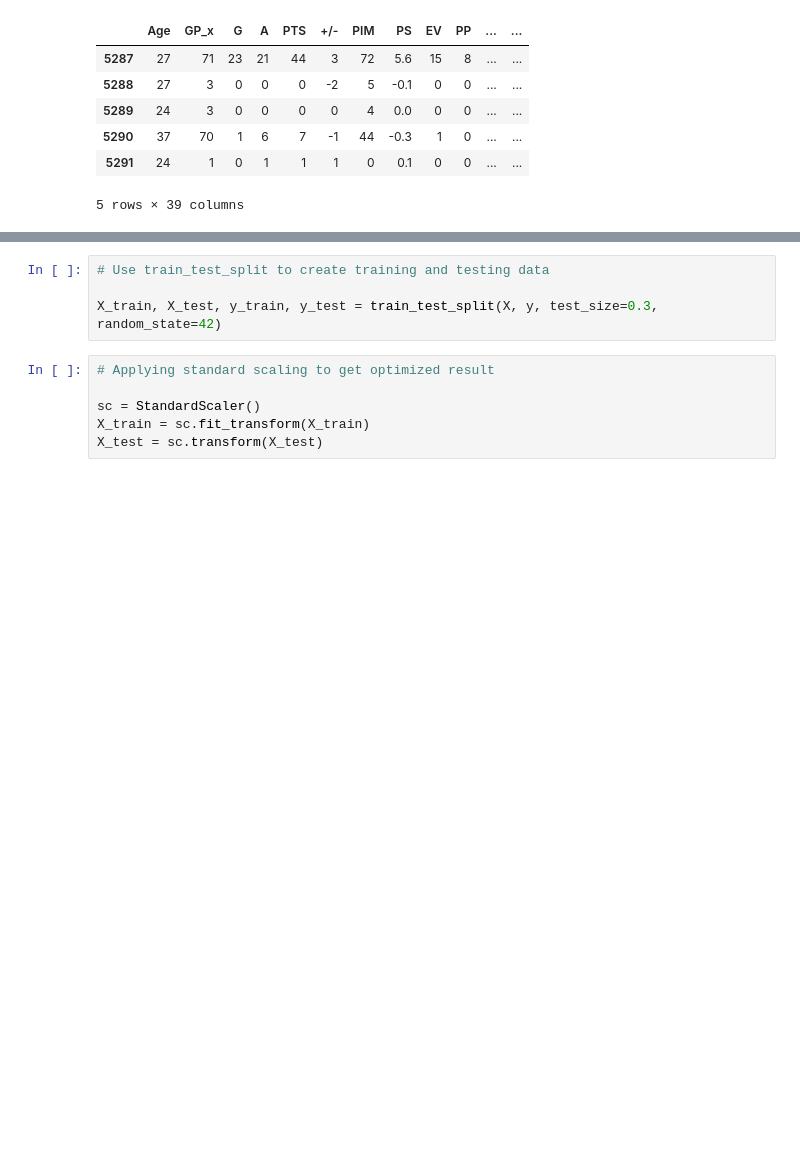
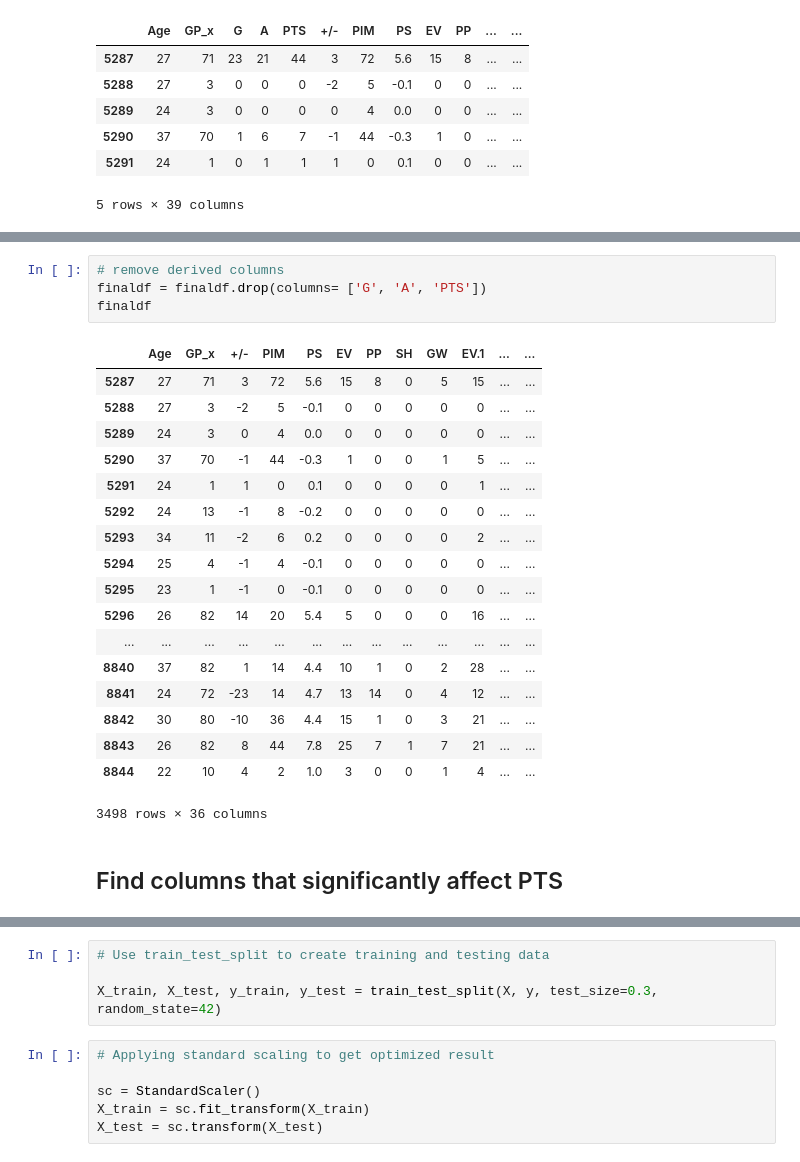
Before and after one commit to knwright/Hard_Refresh, a Jupyter notebook: NHL_Advanced_ML.ipynb, the cells around one changed output, grey strips where cells are left out. Drawn from its saved outputs; the diff is of its cells as text; blank space fills up the shorter version.

```diff
--- a/NHL_Advanced_ML.ipynb
+++ b/NHL_Advanced_ML.ipynb
@@ -408,0 +417,25 @@ finaldf.head()
+# %%
+# remove derived columns
+finaldf = finaldf.drop(columns= ['G', 'A', 'PTS'])
+finaldf
+# %% [output]
+|  | Age | GP_x | +/- | PIM | PS | EV | PP | SH | GW | EV.1 | ... | ... |
+| 5287 | 27 | 71 | 3 | 72 | 5.6 | 15 | 8 | 0 | 5 | 15 | ... | ... |
+| 5288 | 27 | 3 | -2 | 5 | -0.1 | 0 | 0 | 0 | 0 | 0 | ... | ... |
+| 5289 | 24 | 3 | 0 | 4 | 0.0 | 0 | 0 | 0 | 0 | 0 | ... | ... |
+| 5290 | 37 | 70 | -1 | 44 | -0.3 | 1 | 0 | 0 | 1 | 5 | ... | ... |
+| 5291 | 24 | 1 | 1 | 0 | 0.1 | 0 | 0 | 0 | 0 | 1 | ... | ... |
+| 5292 | 24 | 13 | -1 | 8 | -0.2 | 0 | 0 | 0 | 0 | 0 | ... | ... |
+| 5293 | 34 | 11 | -2 | 6 | 0.2 | 0 | 0 | 0 | 0 | 2 | ... | ... |
+| 5294 | 25 | 4 | -1 | 4 | -0.1 | 0 | 0 | 0 | 0 | 0 | ... | ... |
+| 5295 | 23 | 1 | -1 | 0 | -0.1 | 0 | 0 | 0 | 0 | 0 | ... | ... |
+| 5296 | 26 | 82 | 14 | 20 | 5.4 | 5 | 0 | 0 | 0 | 16 | ... | ... |
+| ... | ... | ... | ... | ... | ... | ... | ... | ... | ... | ... | ... | ... |
+| 8840 | 37 | 82 | 1 | 14 | 4.4 | 10 | 1 | 0 | 2 | 28 | ... | ... |
+| 8841 | 24 | 72 | -23 | 14 | 4.7 | 13 | 14 | 0 | 4 | 12 | ... | ... |
+| 8842 | 30 | 80 | -10 | 36 | 4.4 | 15 | 1 | 0 | 3 | 21 | ... | ... |
+| 8843 | 26 | 82 | 8 | 44 | 7.8 | 25 | 7 | 1 | 7 | 21 | ... | ... |
+| 8844 | 22 | 10 | 4 | 2 | 1.0 | 3 | 0 | 0 | 1 | 4 | ... | ... |
+3498 rows × 36 columns
+# %% [markdown]
+## Find columns that significantly affect PTS
```
Also changed, not shown: parts of 26 cells of this notebook.
